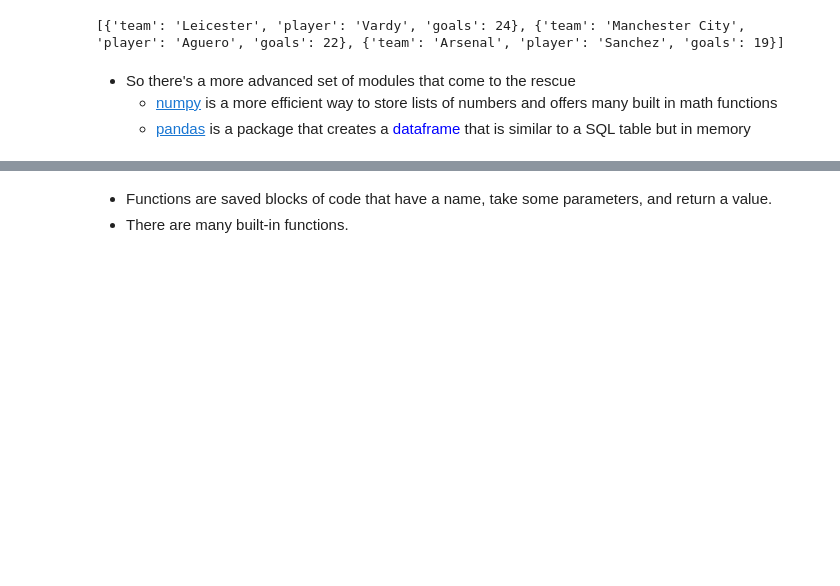
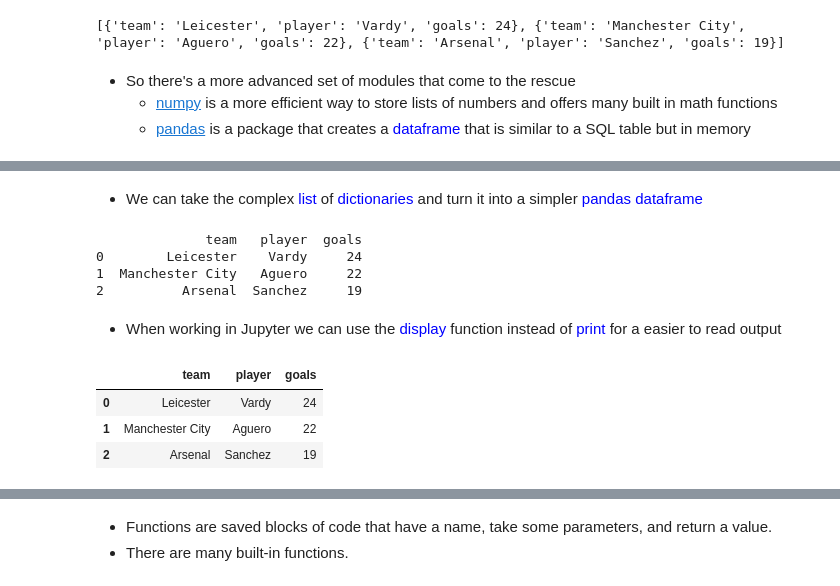
Before and after one commit to roitraining/techtrek-python, a Jupyter notebook: Module02-Python_Collections.ipynb, the cells around one changed output, grey strips where cells are left out. Cells and saved outputs as stored; diff of their text form; code cells hidden in the pictures; blank space fills up the shorter version.

```diff
--- a/Module02-Python_Collections.ipynb
+++ b/Module02-Python_Collections.ipynb
@@ -185,0 +197,23 @@ print(data)
+# %% [markdown]
+* We can take the complex <font color='blue' face="Courier New" size="+1">list</font> of <font color='blue'>dictionaries</font> and turn it into a simpler <font color='blue'>pandas</font> <font color='blue' face="Courier New" size="+1">dataframe</font>
+# %%
+from pandas import DataFrame
+data = [{'team':'Leicester', 'player':'Vardy', 'goals':24}
+        ,{'team':'Manchester City', 'player':'Aguero', 'goals':22}
+        ,{'team':'Arsenal', 'player':'Sanchez', 'goals':19}]
+football = DataFrame(data)
+print(football)
+# %% [output]
+              team   player  goals
+0        Leicester    Vardy     24
+1  Manchester City   Aguero     22
+2          Arsenal  Sanchez     19
+# %% [markdown]
+* When working in Jupyter we can use the <font color='blue' face="Courier New" size="+1">display</font> function instead of <font color='blue' face="Courier New" size="+1">print</font> for a easier to read output
+# %%
+display(football)
+# %% [output]
+|  | team | player | goals |
+| 0 | Leicester | Vardy | 24 |
+| 1 | Manchester City | Aguero | 22 |
+| 2 | Arsenal | Sanchez | 19 |
```
Also changed, not shown: parts of 7 cells of this notebook.
